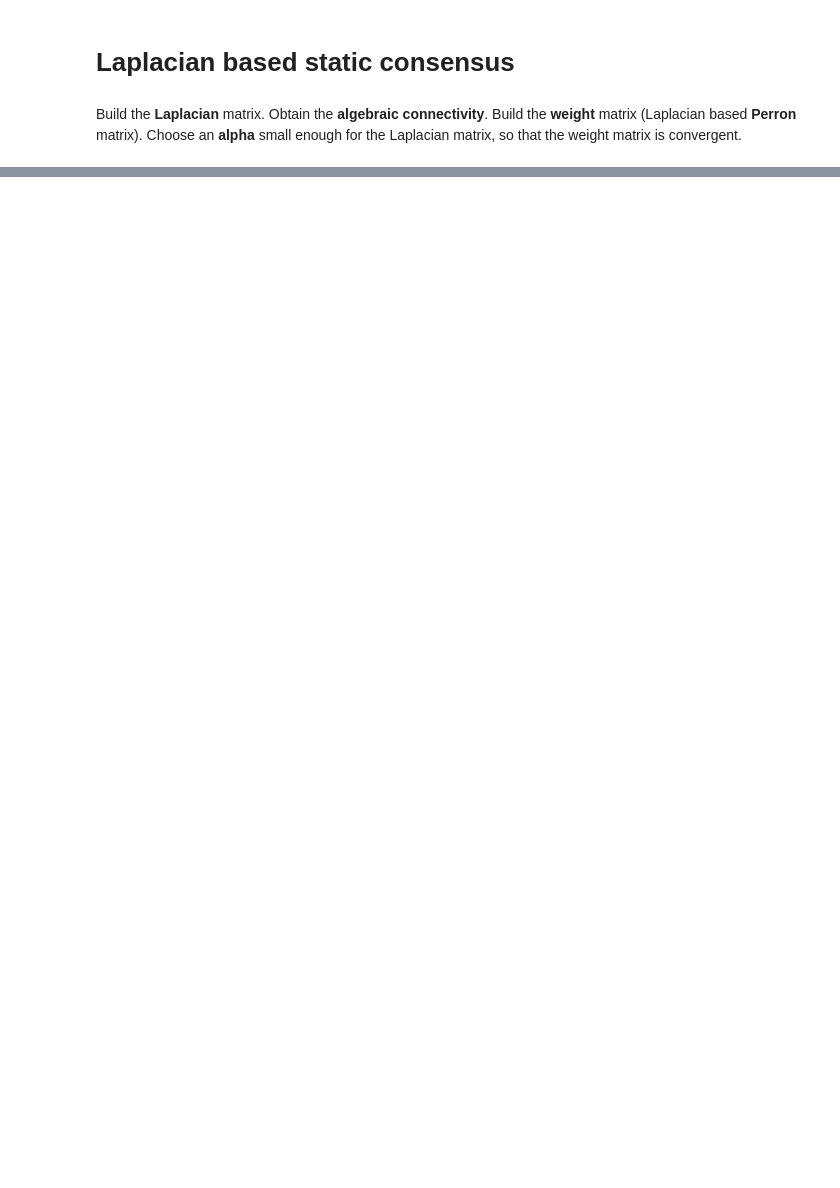
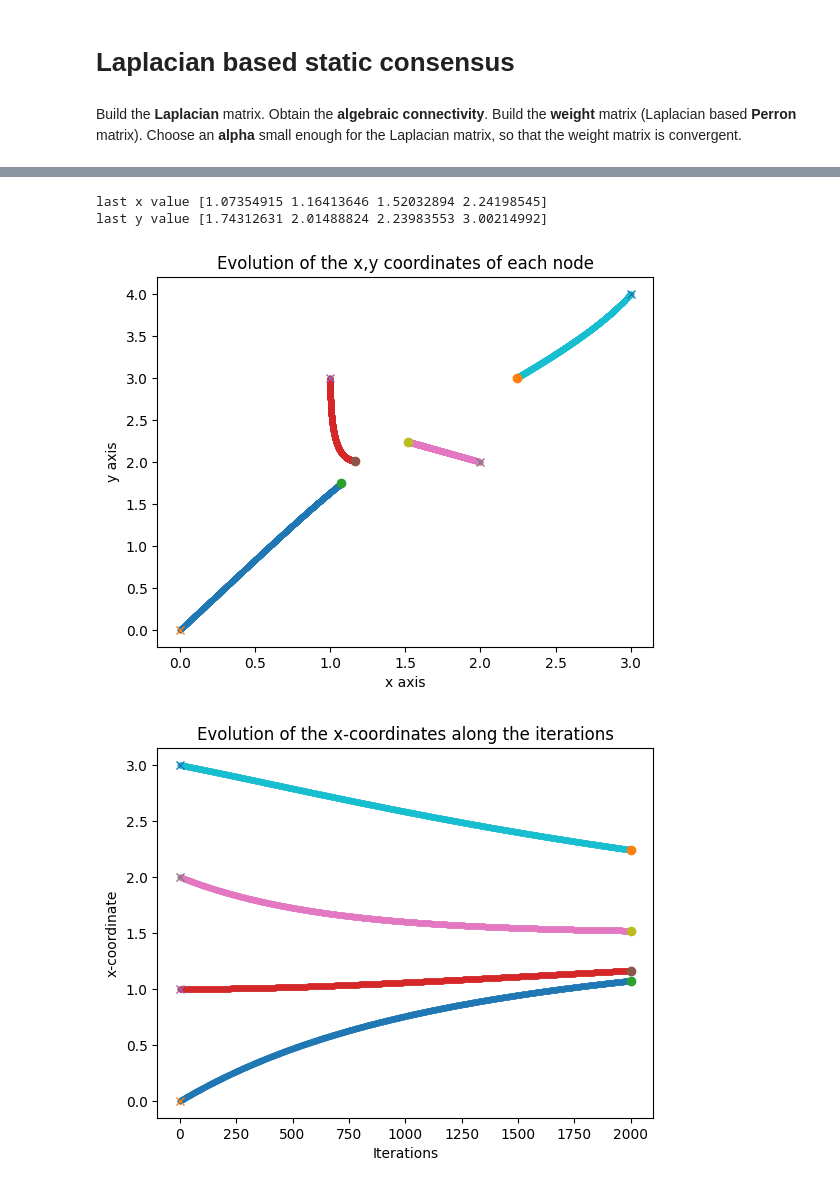
Before and after one commit to albertozafra7/MRS, a Jupyter notebook: Part2_Consensus/Exercise/Exercise1_Jorge_N_Alberto.ipynb, the cells around one changed output, grey strips where cells are left out. Saved outputs shown, nothing was run; the diff lists cells and outputs as text; code cells hidden in the pictures; blank space fills up the shorter version.

```diff
--- a/Part2_Consensus/Exercise/Exercise1_Jorge_N_Alberto.ipynb
+++ b/Part2_Consensus/Exercise/Exercise1_Jorge_N_Alberto.ipynb
@@ -812,0 +843,14 @@ plt.show()
+# %%
+# SMALL ALPHA
+my_graph3=mrs_graph(alpha=0.0004)
+
+my_graph3.stepn(2000)
+
+my_graph3.plot_evolutionxy()
+my_graph3.plot_evolutionx()
+my_graph3.plot_evolutiony()
+# %% [output]
+last x value [1.07354915 1.16413646 1.52032894 2.24198545]
+last y value [1.74312631 2.01488824 2.23983553 3.00214992]
+[figure, added]
+[figure, added]
```
Also changed, not shown: parts of 41 cells of this notebook.
